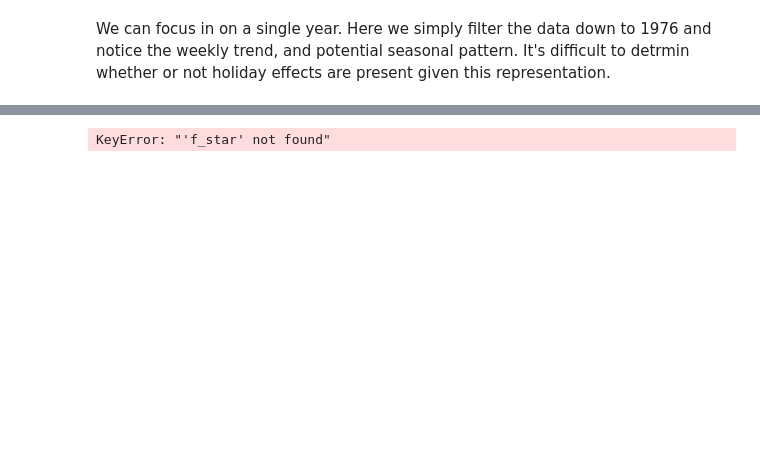
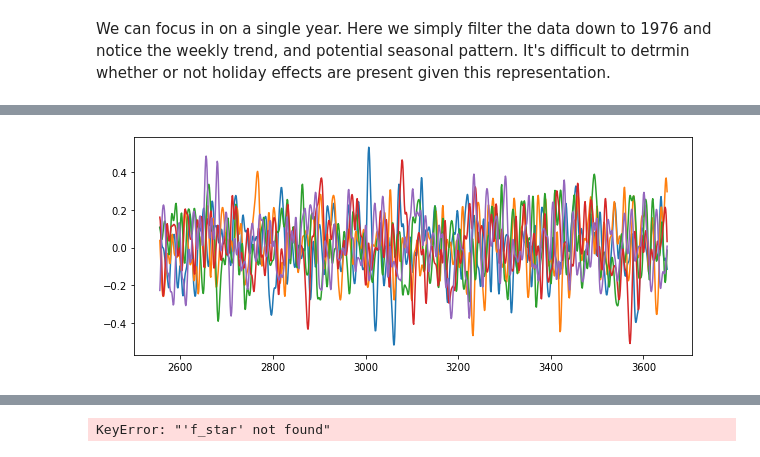
Before and after one commit to blazickjp/Research, a Jupyter notebook: GaussianProcesses.ipynb, the cells around one changed output, grey strips where cells are left out. Drawn from its saved outputs; the diff is of its cells as text; code cells hidden in the pictures; blank space fills up the shorter version.

```diff
--- a/GaussianProcesses.ipynb
+++ b/GaussianProcesses.ipynb
@@ -200,0 +209,9 @@ plt.plot(x, f1_mean)
+# %%
+f2_mean = np.dot(np.dot(k2, np.linalg.inv(k_prime)),bd_1976["scaled_births"].values)
+samples_f2 = np.random.multivariate_normal(mean = f2_mean, cov = k2, size=20)
+
+fig, ax = plt.subplots(figsize=(10,4))
+for i in range(5):
+    plt.plot(x, samples_f2[i,:])
+# %% [output]
+[figure, added]
```
Also changed, not shown: parts of 14 cells of this notebook.
